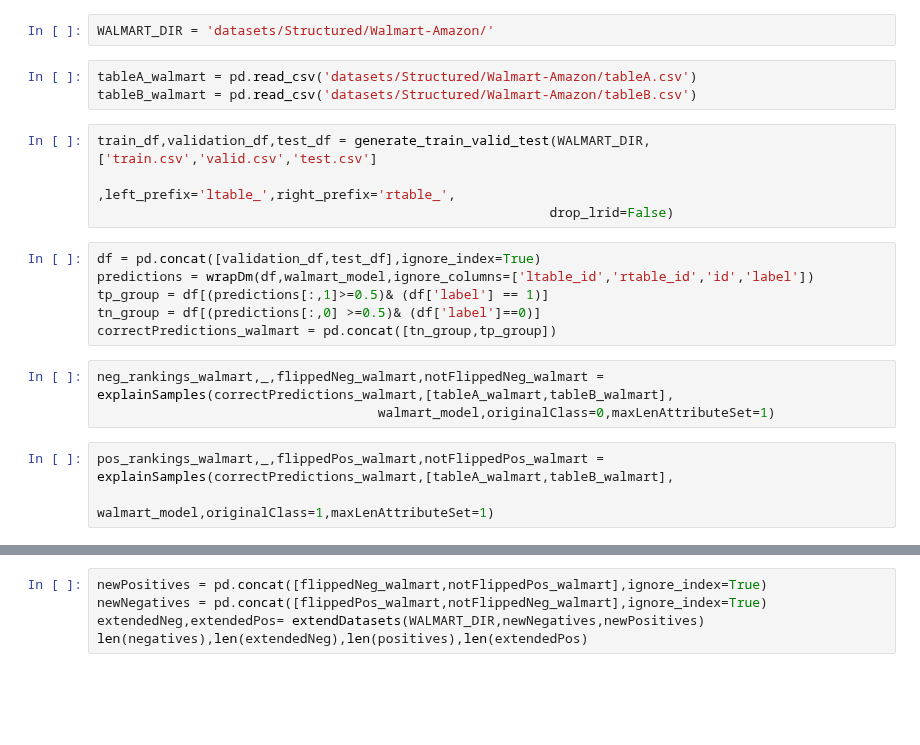
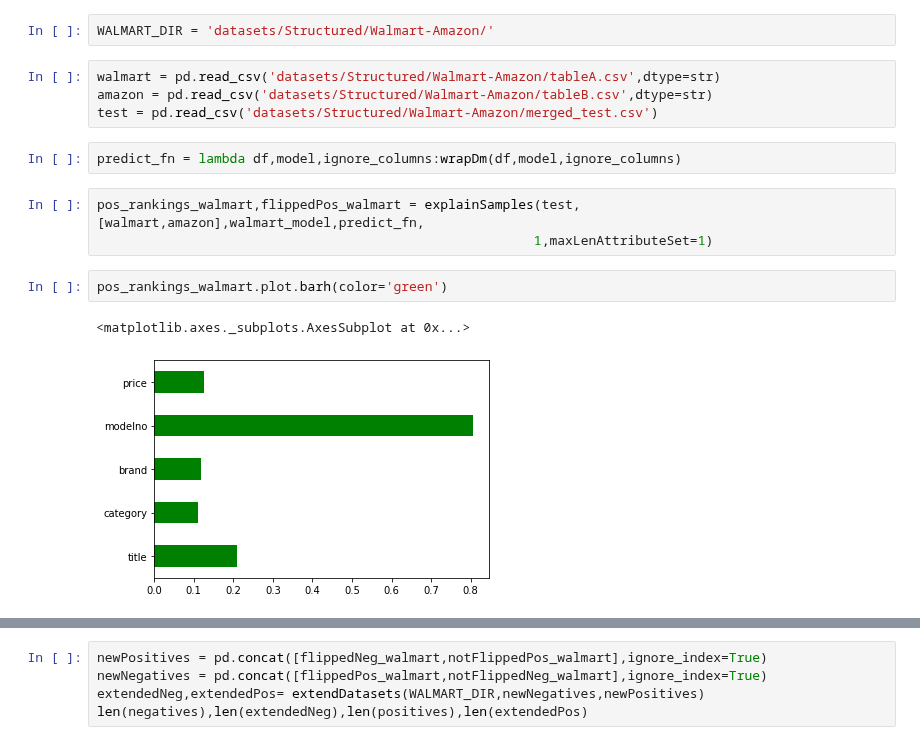
Before and after one commit to vincenzomartello/deepmatcher-experiments, a Jupyter notebook: Mojito2.ipynb, the cells around one changed output, grey strips where cells are left out. Drawn from its saved outputs; the diff is of its cells as text; blank space fills up the shorter version.

```diff
--- a/Mojito2.ipynb
+++ b/Mojito2.ipynb
@@ -276,22 +286,17 @@ walmart_model = walmart_model.to('cuda')
 # %%
 WALMART_DIR = 'datasets/Structured/Walmart-Amazon/'
 # %%
-tableA_walmart = pd.read_csv('datasets/Structured/Walmart-Amazon/tableA.csv')
-tableB_walmart = pd.read_csv('datasets/Structured/Walmart-Amazon/tableB.csv')
+walmart = pd.read_csv('datasets/Structured/Walmart-Amazon/tableA.csv',dtype=str)
+amazon = pd.read_csv('datasets/Structured/Walmart-Amazon/tableB.csv',dtype=str)
+test = pd.read_csv('datasets/Structured/Walmart-Amazon/merged_test.csv')
-# %%
-train_df,validation_df,test_df = generate_train_valid_test(WALMART_DIR,['train.csv','valid.csv','test.csv']
-                                                          ,left_prefix='ltable_',right_prefix='rtable_',
-                                                          drop_lrid=False)
-# %%
-df = pd.concat([validation_df,test_df],ignore_index=True)
-predictions = wrapDm(df,walmart_model,ignore_columns=['ltable_id','rtable_id','id','label'])
-tp_group = df[(predictions[:,1]>=0.5)& (df['label'] == 1)]
-tn_group = df[(predictions[:,0] >=0.5)& (df['label']==0)]
-correctPredictions_walmart = pd.concat([tn_group,tp_group])
-# %%
-neg_rankings_walmart,_,flippedNeg_walmart,notFlippedNeg_walmart = explainSamples(correctPredictions_walmart,[tableA_walmart,tableB_walmart],
-                                    walmart_model,originalClass=0,maxLenAttributeSet=1)
+# %%
+predict_fn = lambda df,model,ignore_columns:wrapDm(df,model,ignore_columns)
 # %%
-pos_rankings_walmart,_,flippedPos_walmart,notFlippedPos_walmart = explainSamples(correctPredictions_walmart,[tableA_walmart,tableB_walmart],
-                                                          walmart_model,originalClass=1,maxLenAttributeSet=1)
+pos_rankings_walmart,flippedPos_walmart = explainSamples(test,[walmart,amazon],walmart_model,predict_fn,
+                                                        1,maxLenAttributeSet=1)
+# %%
+pos_rankings_walmart.plot.barh(color='green')
+# %% [output]
+<matplotlib.axes._subplots.AxesSubplot at 0x...>
+[figure, added]
 # %%
```
Also changed, not shown: parts of 16 cells of this notebook, 31 other files.
